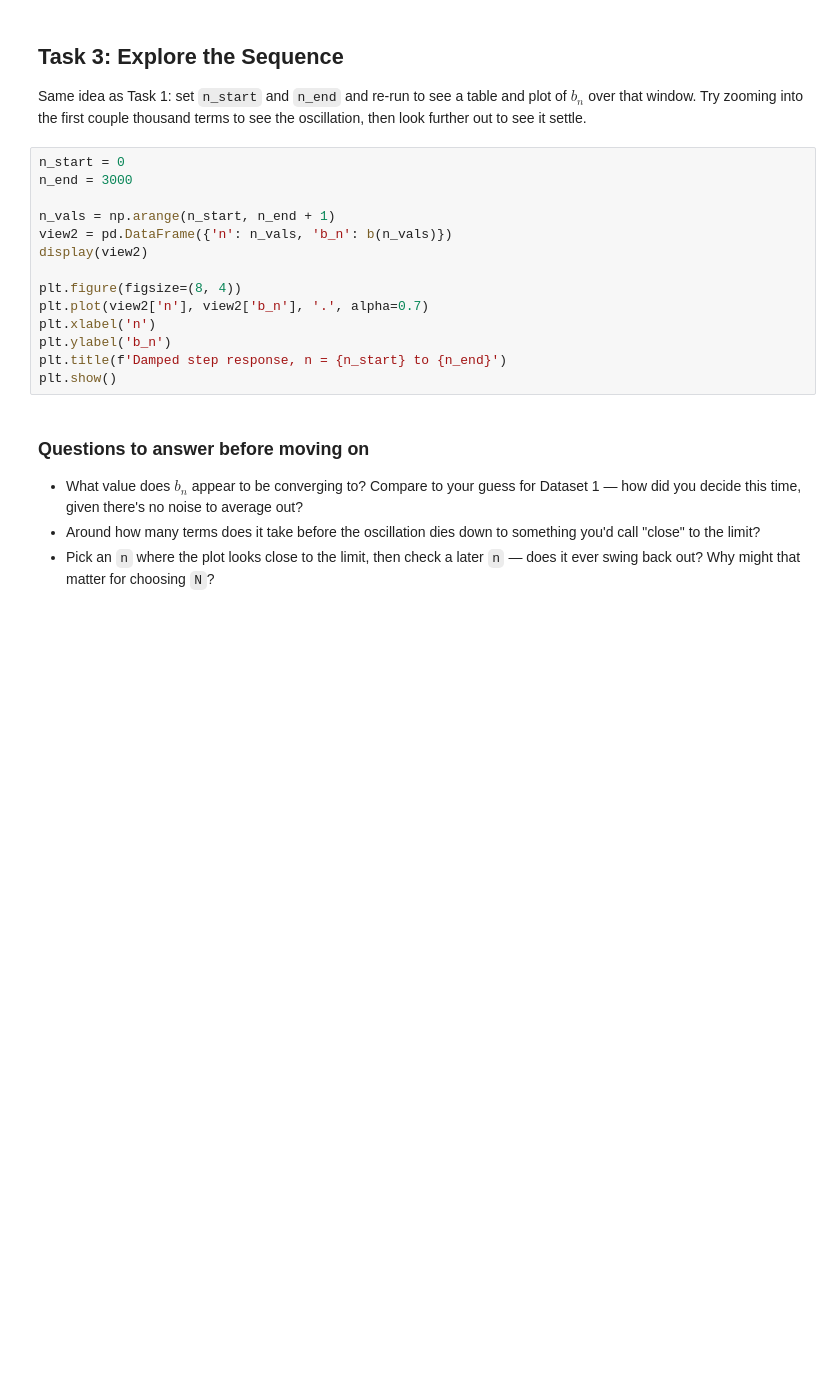
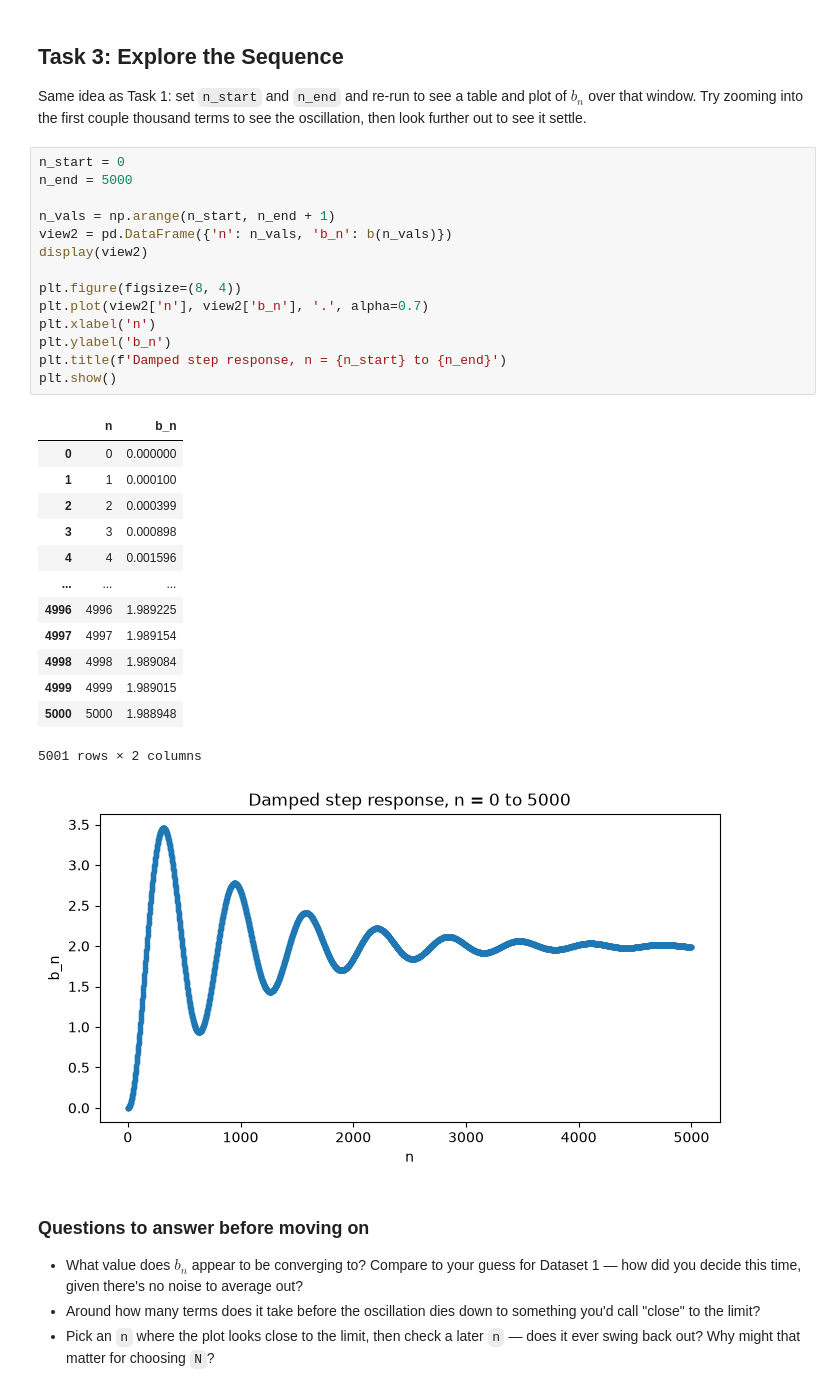
Before and after one commit to 28left/calculus_notes, a Jupyter notebook: notebooks/Week03_convergence.ipynb, the cells around one changed output. Drawn from its saved outputs; the diff is of its cells as text; blank space fills up the shorter version.

```diff
--- a/notebooks/Week03_convergence.ipynb
+++ b/notebooks/Week03_convergence.ipynb
@@ -245,18 +268,33 @@ plot of $b_n$ over that window. Try zooming into the first couple thousand
 terms to see the oscillation, then look further out to see it settle.
 # %%
 n_start = 0
-n_end = 3000
+n_end = 5000
 
 n_vals = np.arange(n_start, n_end + 1)
 view2 = pd.DataFrame({'n': n_vals, 'b_n': b(n_vals)})
 display(view2)
 
 plt.figure(figsize=(8, 4))
 plt.plot(view2['n'], view2['b_n'], '.', alpha=0.7)
 plt.xlabel('n')
 plt.ylabel('b_n')
 plt.title(f'Damped step response, n = {n_start} to {n_end}')
 plt.show()
+# %% [output]
+|  | n | b_n |
+| 0 | 0 | 0.000000 |
+| 1 | 1 | 0.000100 |
+| 2 | 2 | 0.000399 |
+| 3 | 3 | 0.000898 |
+| 4 | 4 | 0.001596 |
+| ... | ... | ... |
+| 4996 | 4996 | 1.989225 |
+| 4997 | 4997 | 1.989154 |
+| 4998 | 4998 | 1.989084 |
+| 4999 | 4999 | 1.989015 |
+| 5000 | 5000 | 1.988948 |
+5001 rows × 2 columns
+[figure, added]
 # %% [markdown]
 
 ### Questions to answer before moving on
```
Also changed, not shown: parts of 7 cells of this notebook, 2 other files.
